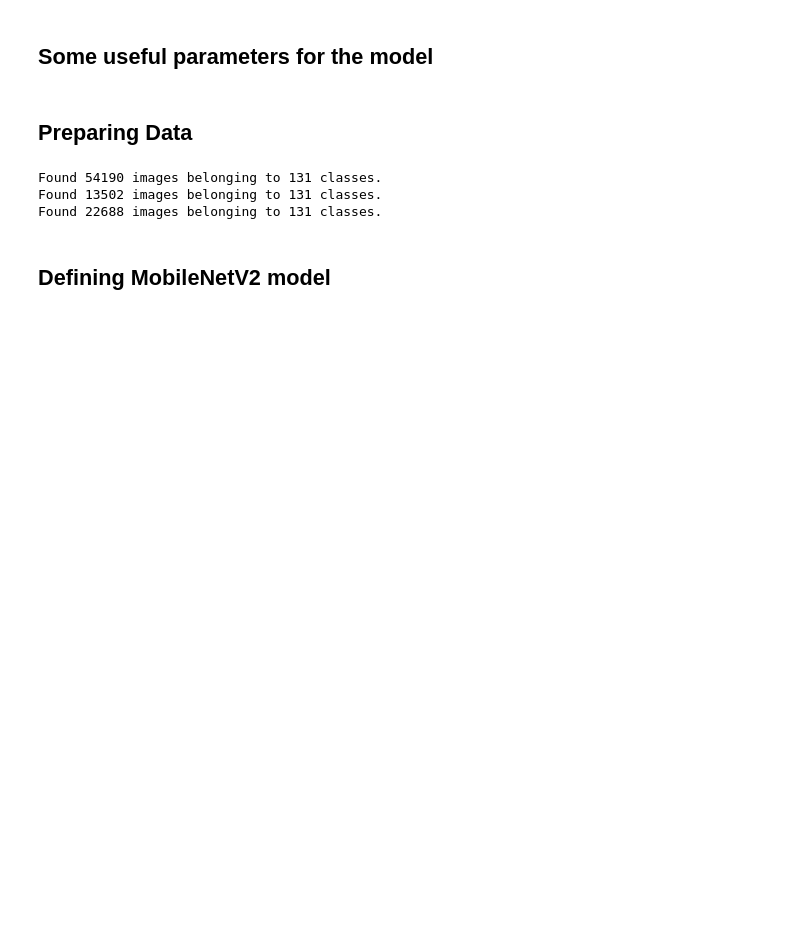
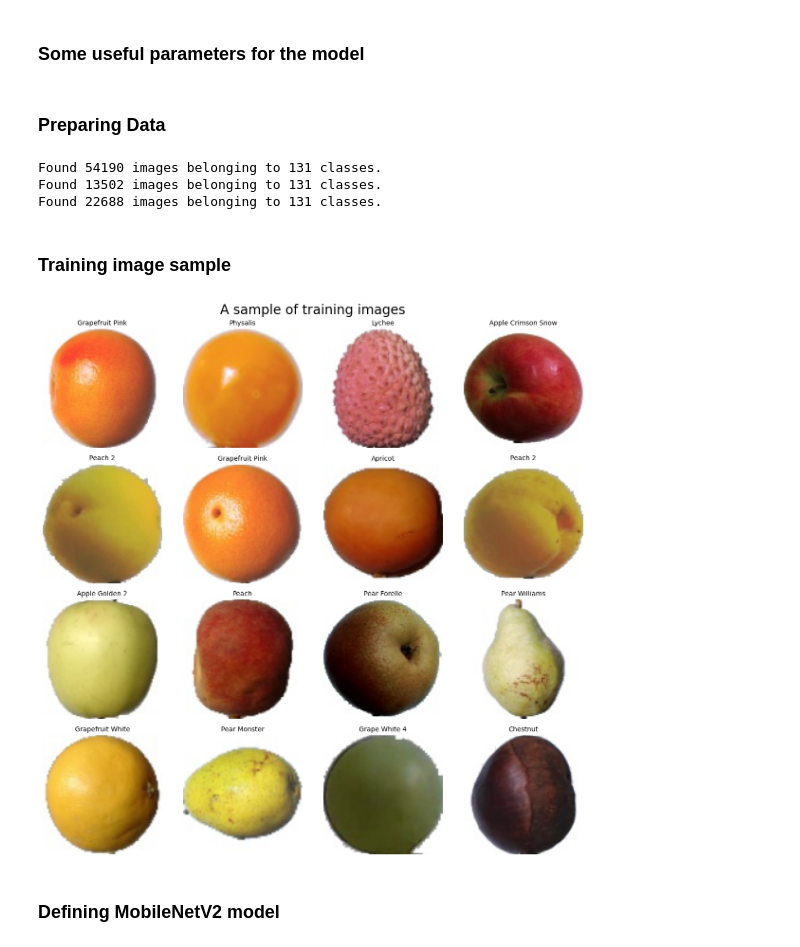
Before and after one commit to Palmgrenoskari/machineLearning, a Jupyter notebook: BSc/mobilenetV2.ipynb, the cells around one changed output. Cells and saved outputs as stored; diff of their text form; code cells hidden in the pictures; blank space fills up the shorter version.

```diff
--- a/BSc/mobilenetV2.ipynb
+++ b/BSc/mobilenetV2.ipynb
@@ -15,7 +13,7 @@ from tensorflow.keras.models import Sequential, load_model
 from tensorflow.keras.preprocessing.image import ImageDataGenerator
 from keras.applications.mobilenet_v2 import MobileNetV2
 # %% [markdown]
-## Some useful parameters for the model
+### Some useful parameters for the model
 # %%
 # Parameters
 img_height = 100
@@ -24,5 +22,5 @@ batch_size = 64
 num_classes = 131
 epochs = 15
 # %% [markdown]
-## Preparing Data
+### Preparing Data
 # %%
@@ -62,8 +60,30 @@ test_generator = test_datagen.flow_from_directory(
 Found 54190 images belonging to 131 classes.
 Found 13502 images belonging to 131 classes.
 Found 22688 images belonging to 131 classes.
+# %% [markdown]
+### Training image sample
+# %%
+# Extracts a batch of train images and labels.
+# The labels are one-hot encoded so we transform that to index [0,130] instead using argmax()
+train_images, train_labels = next(train_generator)
+train_classes = np.argmax(train_labels, axis=1)
+
+# Define a list of class labels. These are written labels like "Orange" and "Mandarine"
+class_labels = list(train_generator.class_indices.keys())
+
+fig, axes = plt.subplots(4, 4, figsize=(12, 12))
+fig.suptitle('A sample of training images', fontsize=20)
+
+for i, ax in enumerate(axes.flat):
+    ax.imshow(train_images[i])
+    ax.axis('off')
+    ax.set_title(class_labels[train_classes[i]], fontsize=10)
+plt.tight_layout()
+plt.show()
+# %% [output]
+[figure, added]
 # %% [markdown]
-## Defining MobileNetV2 model
+### Defining MobileNetV2 model
 # %%
 # The pre-trained model
 base_mobilenetV2 = MobileNetV2(weights='imagenet', include_top=False, input_shape=(img_height, img_width, 3))
```
Also changed, not shown: parts of 12 cells of this notebook.
